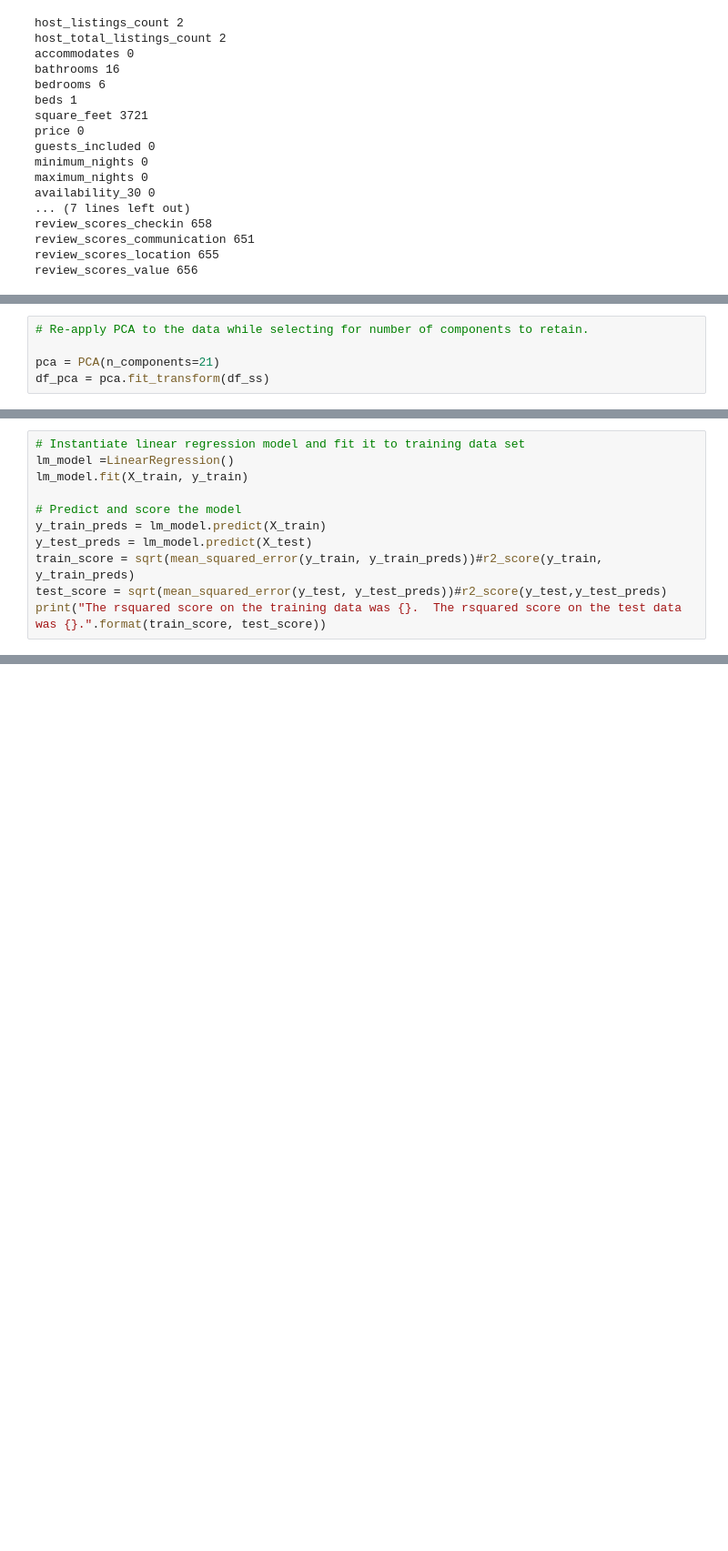
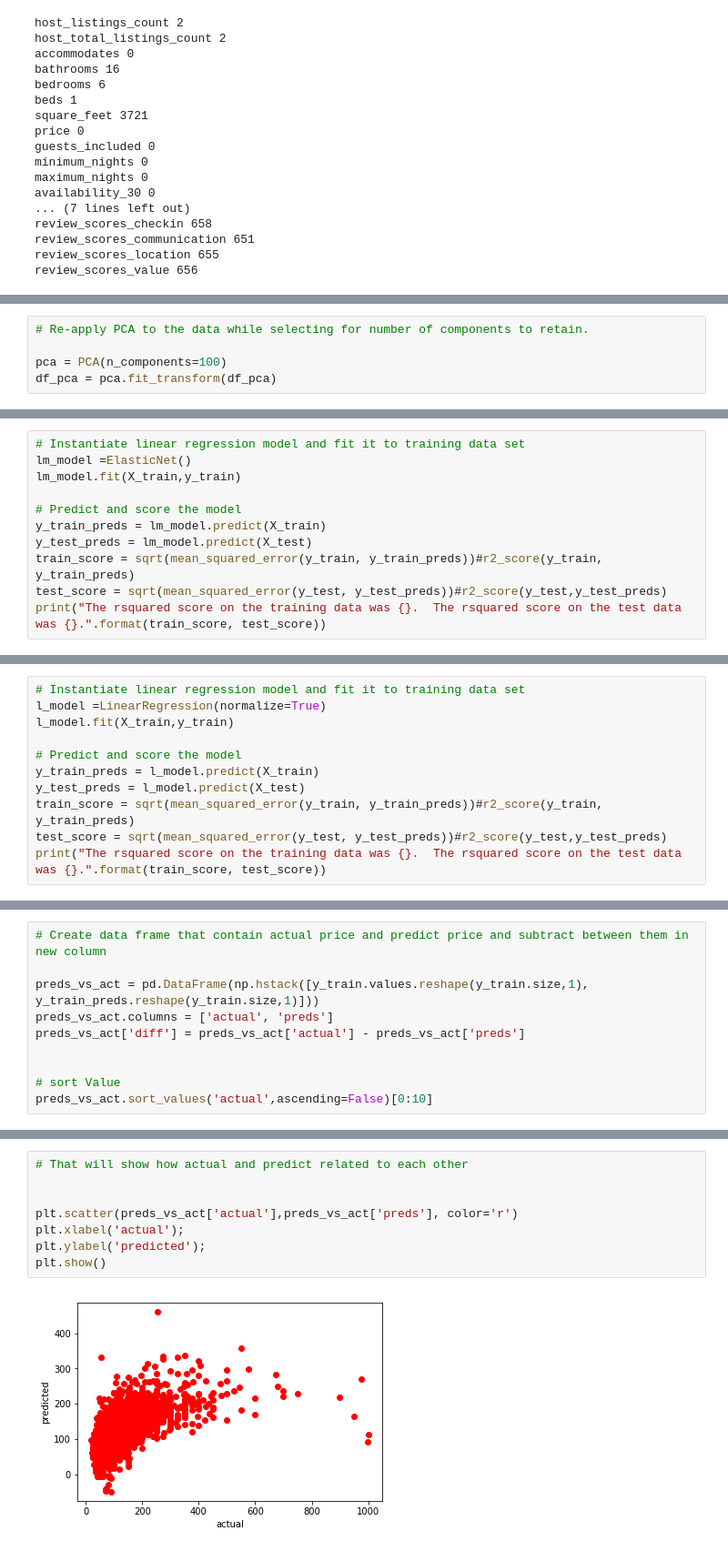
Before and after one commit to Hamadalnamazi/Project-4, a Jupyter notebook: airbnb-seattle-udacity-project.ipynb, the cells around one changed output, grey strips where cells are left out. Shown at 91% size. Drawn from its saved outputs; the diff is of its cells as text; blank space fills up the shorter version.

```diff
--- a/airbnb-seattle-udacity-project.ipynb
+++ b/airbnb-seattle-udacity-project.ipynb
@@ -464,7 +571,7 @@ df_pca = pca.fit_transform(df_ss)
 # %%
 # Re-apply PCA to the data while selecting for number of components to retain.
 
-pca = PCA(n_components=21)
-df_pca = pca.fit_transform(df_ss)
+pca = PCA(n_components=100)
+df_pca = pca.fit_transform(df_pca)
 # %%
 # Create train and test data sets
@@ -484,7 +585,7 @@ print(X_test.shape, y_test.shape)
 # %%
 # Instantiate linear regression model and fit it to training data set
-lm_model =LinearRegression()
-lm_model.fit(X_train, y_train)
+lm_model =ElasticNet()
+lm_model.fit(X_train,y_train)
 
 # Predict and score the model
 y_train_preds = lm_model.predict(X_train)
@@ -496,0 +598,11 @@ The rsquared score on the training data was 63.71268679743626.  The rsquared sco
+# %%
+# Instantiate linear regression model and fit it to training data set
+l_model =LinearRegression(normalize=True)
+l_model.fit(X_train,y_train)
+
+# Predict and score the model
+y_train_preds = l_model.predict(X_train)
+y_test_preds = l_model.predict(X_test)
+train_score = sqrt(mean_squared_error(y_train, y_train_preds))#r2_score(y_train, y_train_preds)
+test_score = sqrt(mean_squared_error(y_test, y_test_preds))#r2_score(y_test,y_test_preds)
+print("The rsquared score on the training data was {}.  The rsquared score on the test data was {}.".format(train_score, test_score))
@@ -496,0 +611,10 @@ The rsquared score on the training data was 63.71268679743626.  The rsquared sco
+# %%
+# Create data frame that contain actual price and predict price and subtract between them in new column
+
+preds_vs_act = pd.DataFrame(np.hstack([y_train.values.reshape(y_train.size,1), y_train_preds.reshape(y_train.size,1)]))
+preds_vs_act.columns = ['actual', 'preds']
+preds_vs_act['diff'] = preds_vs_act['actual'] - preds_vs_act['preds']
+
+
+# sort Value
+preds_vs_act.sort_values('actual',ascending=False)[0:10]
@@ -496,0 +633,10 @@ The rsquared score on the training data was 63.71268679743626.  The rsquared sco
+# %%
+# That will show how actual and predict related to each other
+
+
+plt.scatter(preds_vs_act['actual'],preds_vs_act['preds'], color='r')
+plt.xlabel('actual');
+plt.ylabel('predicted');
+plt.show()
+# %% [output]
+[figure, added]
```
Also changed, not shown: parts of 34 cells of this notebook, 1 other file.
